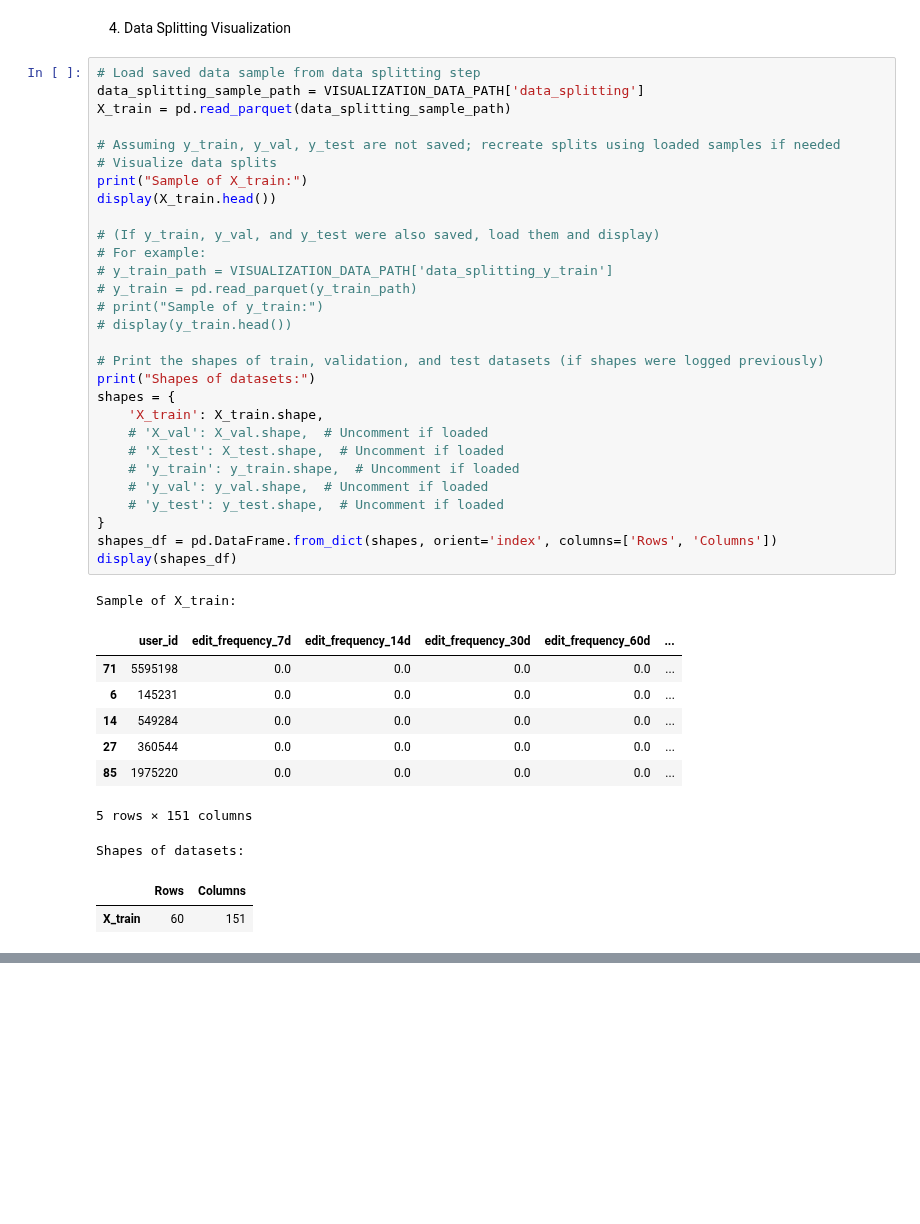
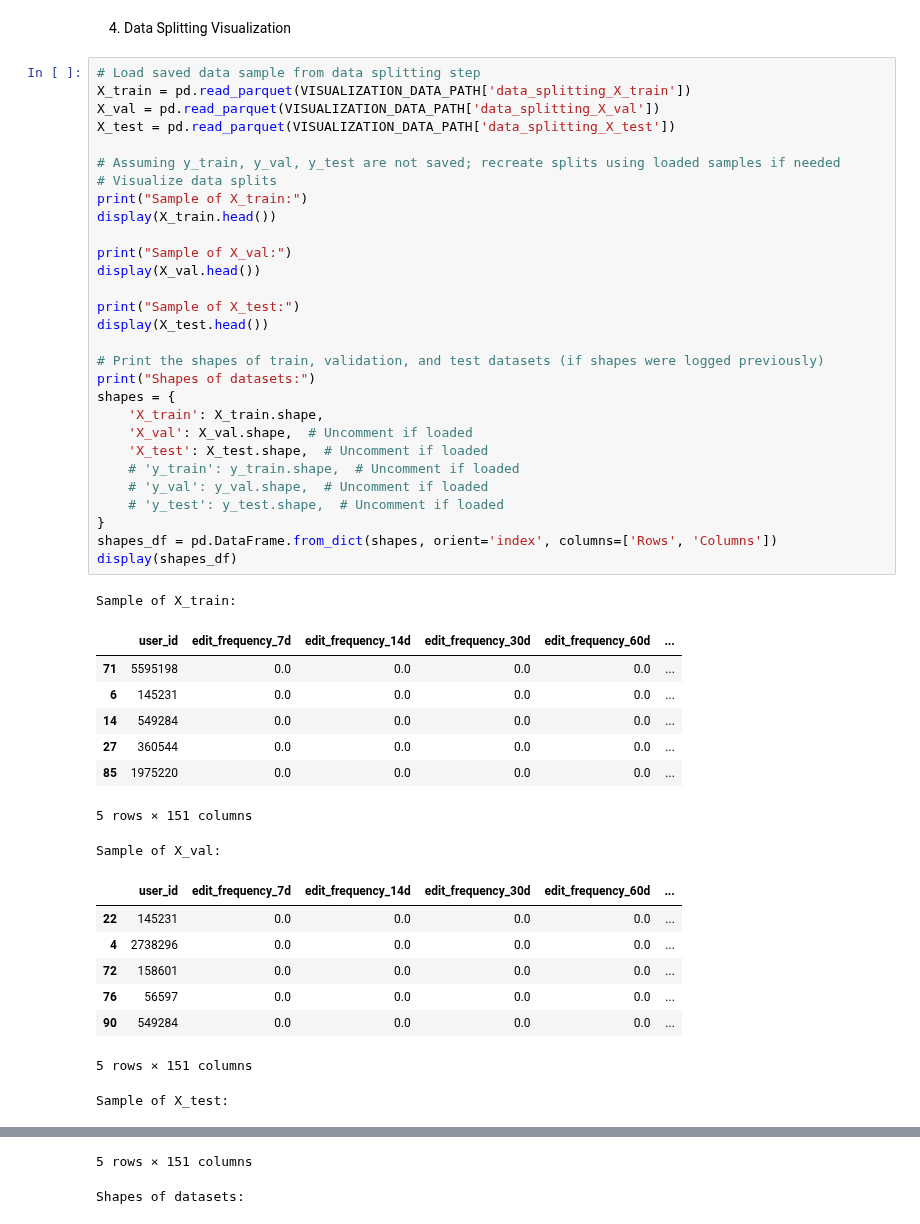
Before and after one commit to rspseshasai/vandalism_detection_osm, a Jupyter notebook: notebooks/contri.ipynb, the cells around one changed output, grey strips where cells are left out. Drawn from its saved outputs; the diff is of its cells as text; blank space fills up the shorter version.

```diff
--- a/notebooks/contri.ipynb
+++ b/notebooks/contri.ipynb
@@ -131,42 +132,48 @@ Name: count, dtype: int64
 4. Data Splitting Visualization
 # %%
 # Load saved data sample from data splitting step
-data_splitting_sample_path = VISUALIZATION_DATA_PATH['data_splitting']
-X_train = pd.read_parquet(data_splitting_sample_path)
+X_train = pd.read_parquet(VISUALIZATION_DATA_PATH['data_splitting_X_train'])
+X_val = pd.read_parquet(VISUALIZATION_DATA_PATH['data_splitting_X_val'])
+X_test = pd.read_parquet(VISUALIZATION_DATA_PATH['data_splitting_X_test'])
 
 # Assuming y_train, y_val, y_test are not saved; recreate splits using loaded samples if needed
 # Visualize data splits
 print("Sample of X_train:")
 display(X_train.head())
 
-# (If y_train, y_val, and y_test were also saved, load them and display)
-# For example:
-# y_train_path = VISUALIZATION_DATA_PATH['data_splitting_y_train']
-# y_train = pd.read_parquet(y_train_path)
-# print("Sample of y_train:")
-# display(y_train.head())
+print("Sample of X_val:")
+display(X_val.head())
+
+print("Sample of X_test:")
+display(X_test.head())
 
 # Print the shapes of train, validation, and test datasets (if shapes were logged previously)
 print("Shapes of datasets:")
 shapes = {
     'X_train': X_train.shape,
-    # 'X_val': X_val.shape,  # Uncomment if loaded
-    # 'X_test': X_test.shape,  # Uncomment if loaded
+    'X_val': X_val.shape,  # Uncomment if loaded
+    'X_test': X_test.shape,  # Uncomment if loaded
     # 'y_train': y_train.shape,  # Uncomment if loaded
     # 'y_val': y_val.shape,  # Uncomment if loaded
     # 'y_test': y_test.shape,  # Uncomment if loaded
 }
 shapes_df = pd.DataFrame.from_dict(shapes, orient='index', columns=['Rows', 'Columns'])
 display(shapes_df)
 # %% [output]
 Sample of X_train:
 |  | user_id | edit_frequency_7d | edit_frequency_14d | edit_frequency_30d | edit_frequency_60d | ... |
 | 71 | 5595198 | 0.0 | 0.0 | 0.0 | 0.0 | ... |
 | 6 | 145231 | 0.0 | 0.0 | 0.0 | 0.0 | ... |
 | 14 | 549284 | 0.0 | 0.0 | 0.0 | 0.0 | ... |
 | 27 | 360544 | 0.0 | 0.0 | 0.0 | 0.0 | ... |
 | 85 | 1975220 | 0.0 | 0.0 | 0.0 | 0.0 | ... |
 5 rows × 151 columns
-Shapes of datasets:
+Sample of X_val:
-|  | Rows | Columns |
-| X_train | 60 | 151 |
+|  | user_id | edit_frequency_7d | edit_frequency_14d | edit_frequency_30d | edit_frequency_60d | ... |
+| 22 | 145231 | 0.0 | 0.0 | 0.0 | 0.0 | ... |
+| 4 | 2738296 | 0.0 | 0.0 | 0.0 | 0.0 | ... |
+| 72 | 158601 | 0.0 | 0.0 | 0.0 | 0.0 | ... |
+| 76 | 56597 | 0.0 | 0.0 | 0.0 | 0.0 | ... |
+| 90 | 549284 | 0.0 | 0.0 | 0.0 | 0.0 | ... |
+5 rows × 151 columns
+Sample of X_test:
@@ -172,0 +186,2 @@ Shapes of datasets:
+5 rows × 151 columns
+Shapes of datasets:
```
Also changed, not shown: parts of 3 cells of this notebook, 3 other files.
